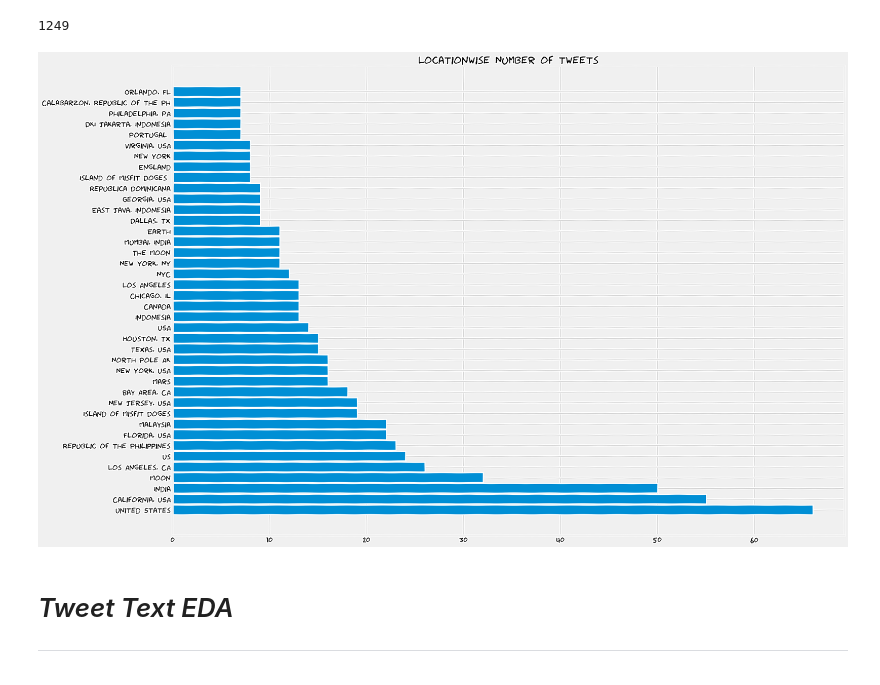
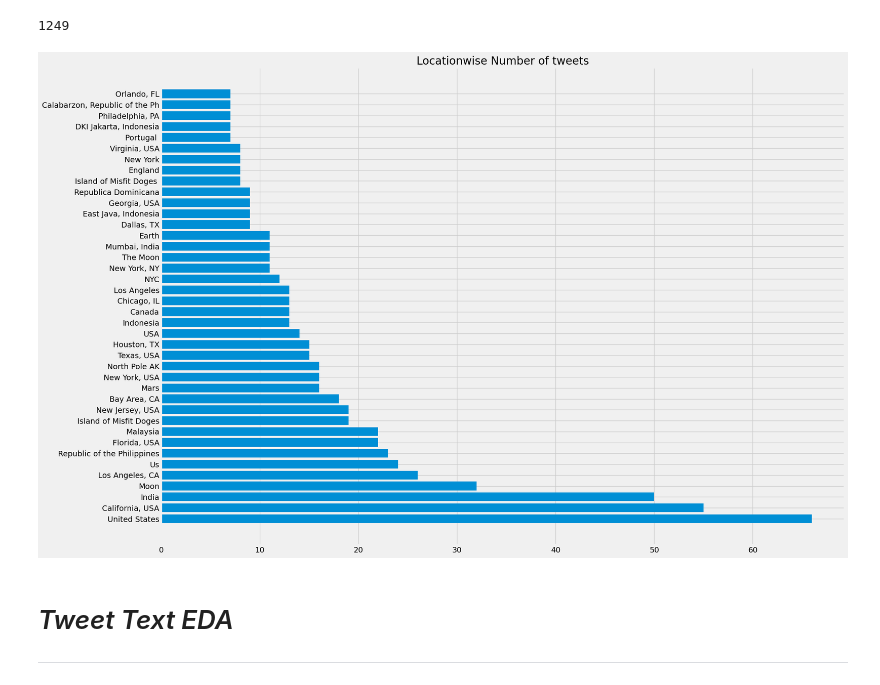
Before and after one commit to MautKaFarishta/Tweeter_Sentiment_Analysis, a Jupyter notebook: Tweeter.ipynb, the cells around one changed output. Saved outputs shown, nothing was run; the diff lists cells and outputs as text; code cells hidden in the pictures.

```diff
--- a/Tweeter.ipynb
+++ b/Tweeter.ipynb
@@ -100,14 +111,14 @@ lob = location_grp['text'].count()
 # %%
 lob_sorted = lob.sort_values(ascending=False)
 # %%
-plt.xkcd(scale=0.3, length=100)
+plt.rcdefaults()
 plt.style.use('fivethirtyeight')
 plt.figure(figsize=(20,15))
 plt.barh(lob_sorted.index[:40],lob_sorted.values[:40])
 plt.title("Locationwise Number of tweets")
 plt.show()
 # %% [output]
-[figure, old version]
+[figure, new version]
 # %% [markdown]
 # *Tweet Text EDA*
 
```
Also changed, not shown: parts of 31 cells of this notebook.
